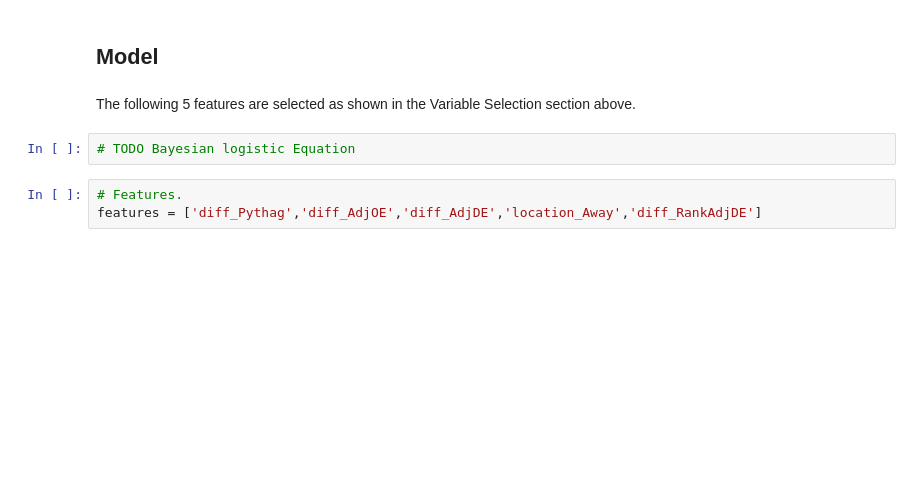
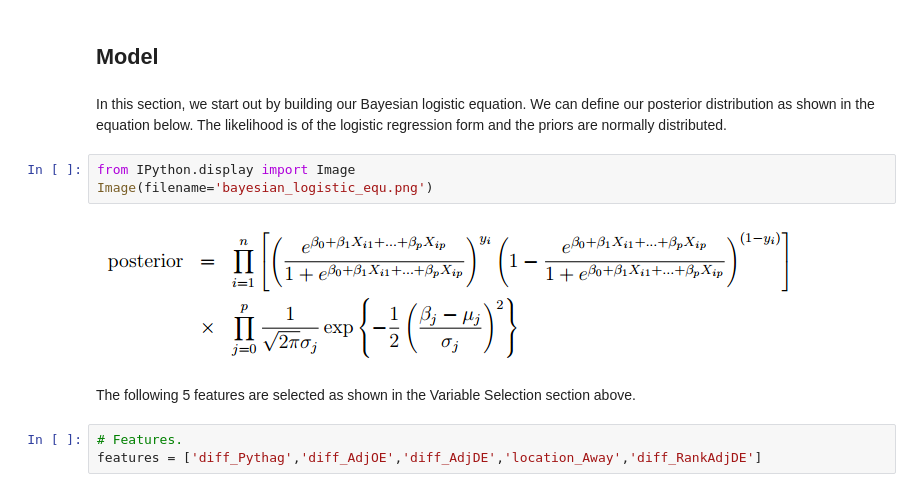
Before and after one commit to micahlanier/bayesket-ball, a Jupyter notebook: final_report/AM207_Final_Report.ipynb, the cells around one changed output. Saved outputs shown, nothing was run; the diff lists cells and outputs as text; blank space fills up the shorter version.

Commit message:
added screen cast and finalized bayesian modeling

```diff
--- a/final_report/AM207_Final_Report.ipynb
+++ b/final_report/AM207_Final_Report.ipynb
@@ -123,10 +123,15 @@ games_2015
 5432 rows × 74 columns
 # %% [markdown]
 ## Model
+# %% [markdown]
+In this section, we start out by building our Bayesian logistic equation. We can define our posterior distribution as shown in the equation below. The likelihood is of the logistic regression form and the priors are normally distributed.
+# %%
+from IPython.display import Image
+Image(filename='bayesian_logistic_equ.png')
+# %% [output]
+[figure, added]
 # %% [markdown]
 The following 5 features are selected as shown in the Variable Selection section above.
-# %%
-# TODO Bayesian logistic Equation
 # %%
 # Features.
 features = ['diff_Pythag','diff_AdjOE','diff_AdjDE','location_Away','diff_RankAdjDE']
```
Also changed, not shown: parts of 1 cell of this notebook, 1 other file.
